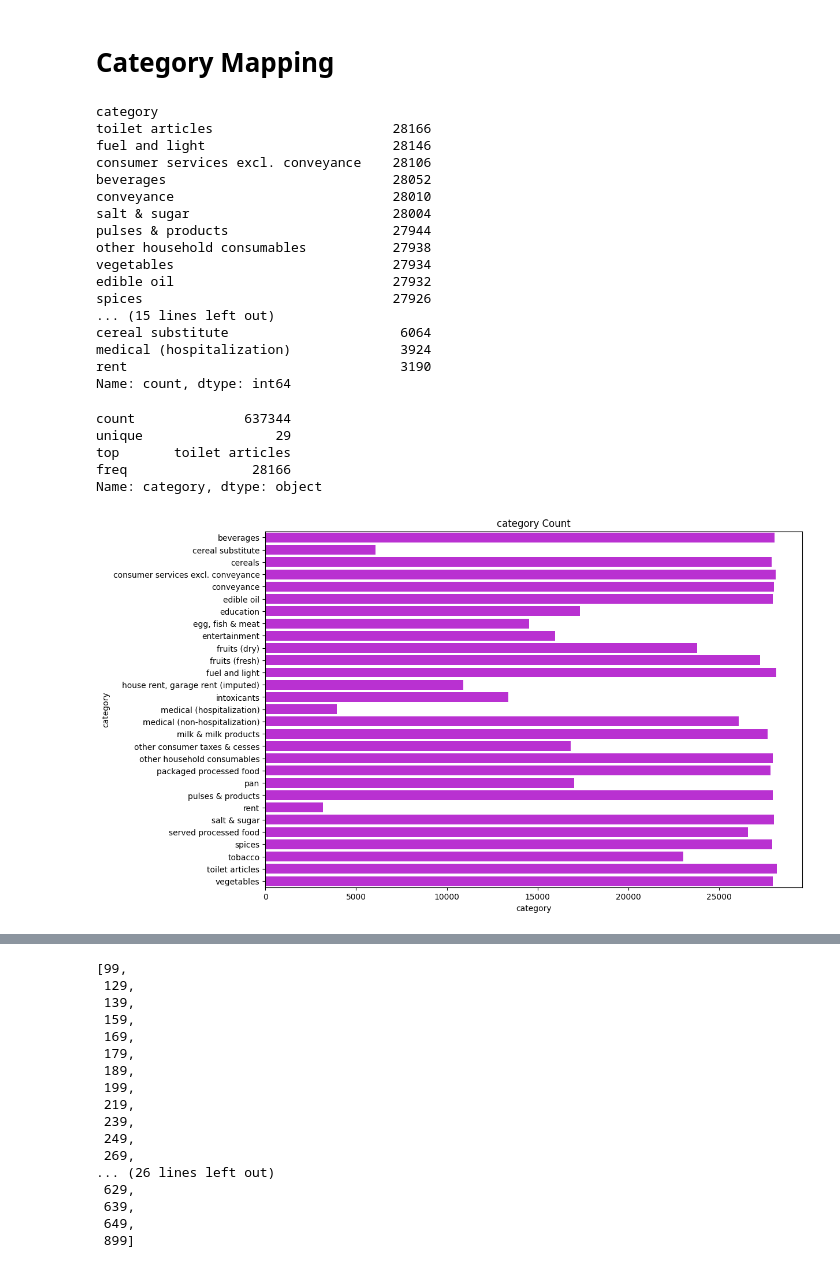
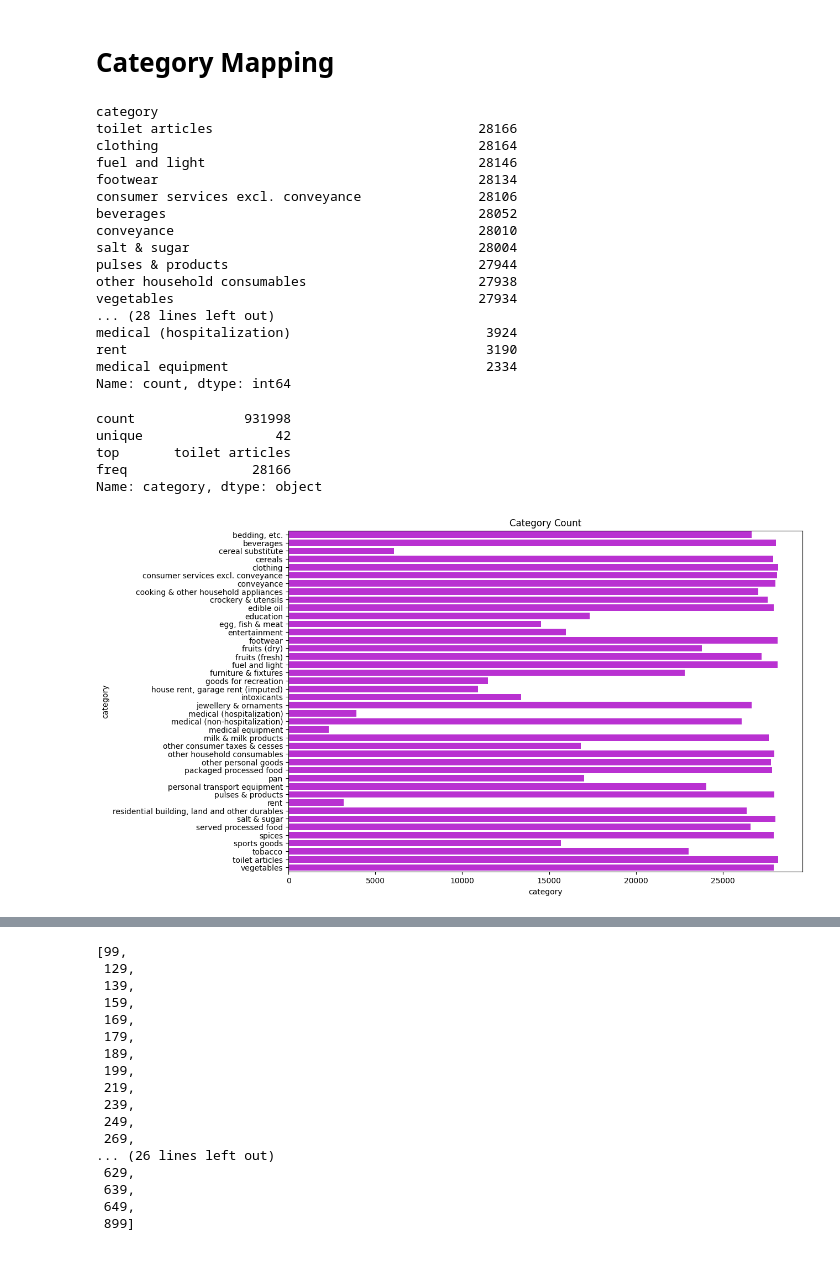
Before and after one commit to Rudra-G-23/rural-financial-inclusion-govt-scheme-recommendation, a Jupyter notebook: parquet-data/lev-14/notebooks/lev-14-04-item-code.ipynb, the cells around one changed output, grey strips where cells are left out. Drawn from its saved outputs; the diff is of its cells as text; code cells hidden in the pictures.

```diff
--- a/parquet-data/lev-14/notebooks/lev-14-04-item-code.ipynb
+++ b/parquet-data/lev-14/notebooks/lev-14-04-item-code.ipynb
@@ -91,30 +105,48 @@ category_mapping = {
     309: "pan",
     319: "tobacco",
     329: "intoxicants",
+    649: "jewellery & ornaments",
+    639: "residential building, land and other durables",
+    569: "goods for recreation",
+    559: "furniture & fixtures",
+    579: "crockery & utensils",
+    599: "cooking & other household appliances",
+    619: "medical equipment",
+    99:  "sports goods",
+    609: "personal transport equipment",
+    629: "other personal goods",
+    389: "bedding, etc.",
+    399: "footwear",
+    379: "clothing",
 }
-
 auto_label_and_plot(col_name='category', map_dictionary=category_mapping)
 # %% [output]
 category
-toilet articles                       28166
-fuel and light                        28146
-consumer services excl. conveyance    28106
-beverages                             28052
-conveyance                            28010
-salt & sugar                          28004
-pulses & products                     27944
-other household consumables           27938
-vegetables                            27934
-edible oil                            27932
-spices                                27926
-... (15 lines left out)
-cereal substitute                      6064
-medical (hospitalization)              3924
-rent                                   3190
+toilet articles                                  28166
+clothing                                         28164
+fuel and light                                   28146
+footwear                                         28134
+consumer services excl. conveyance               28106
+beverages                                        28052
+conveyance                                       28010
+salt & sugar                                     28004
+pulses & products                                27944
+other household consumables                      27938
+vegetables                                       27934
+... (28 lines left out)
+medical (hospitalization)                         3924
+rent                                              3190
+medical equipment                                 2334
 Name: count, dtype: int64
-count              637344
-unique                 29
+count              931998
+unique                 42
 top       toilet articles
 freq                28166
 Name: category, dtype: object
-[figure, removed]
+# %%
+plt.figure(figsize=(12, 8))
+sns.barplot(df.groupby(['category'])['category'].count(), orient='h')
+plt.title(f"Category Count")
+plt.show()
+# %% [output]
+[figure, added]
```
Also changed, not shown: parts of 9 cells of this notebook, 1 other file.
